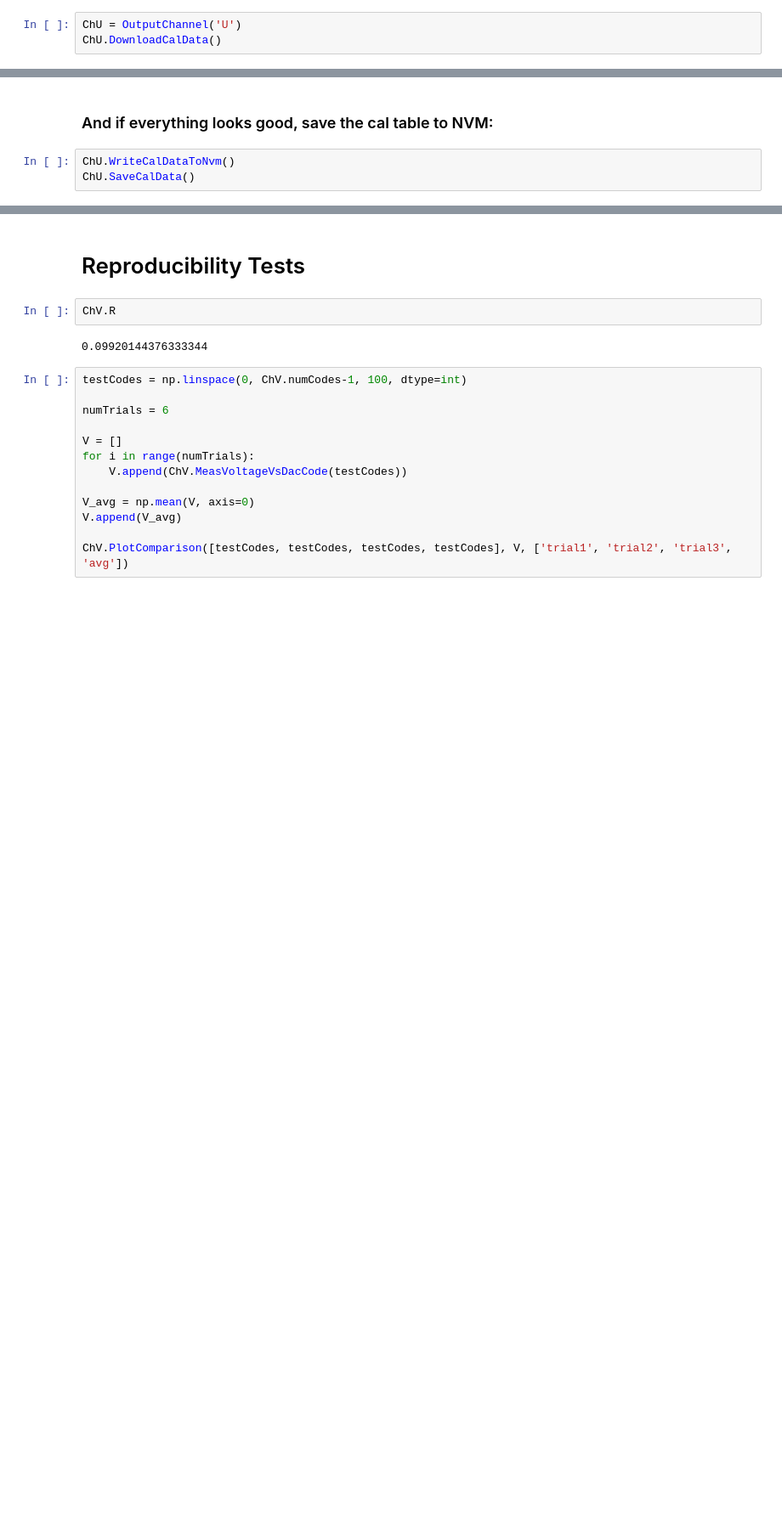
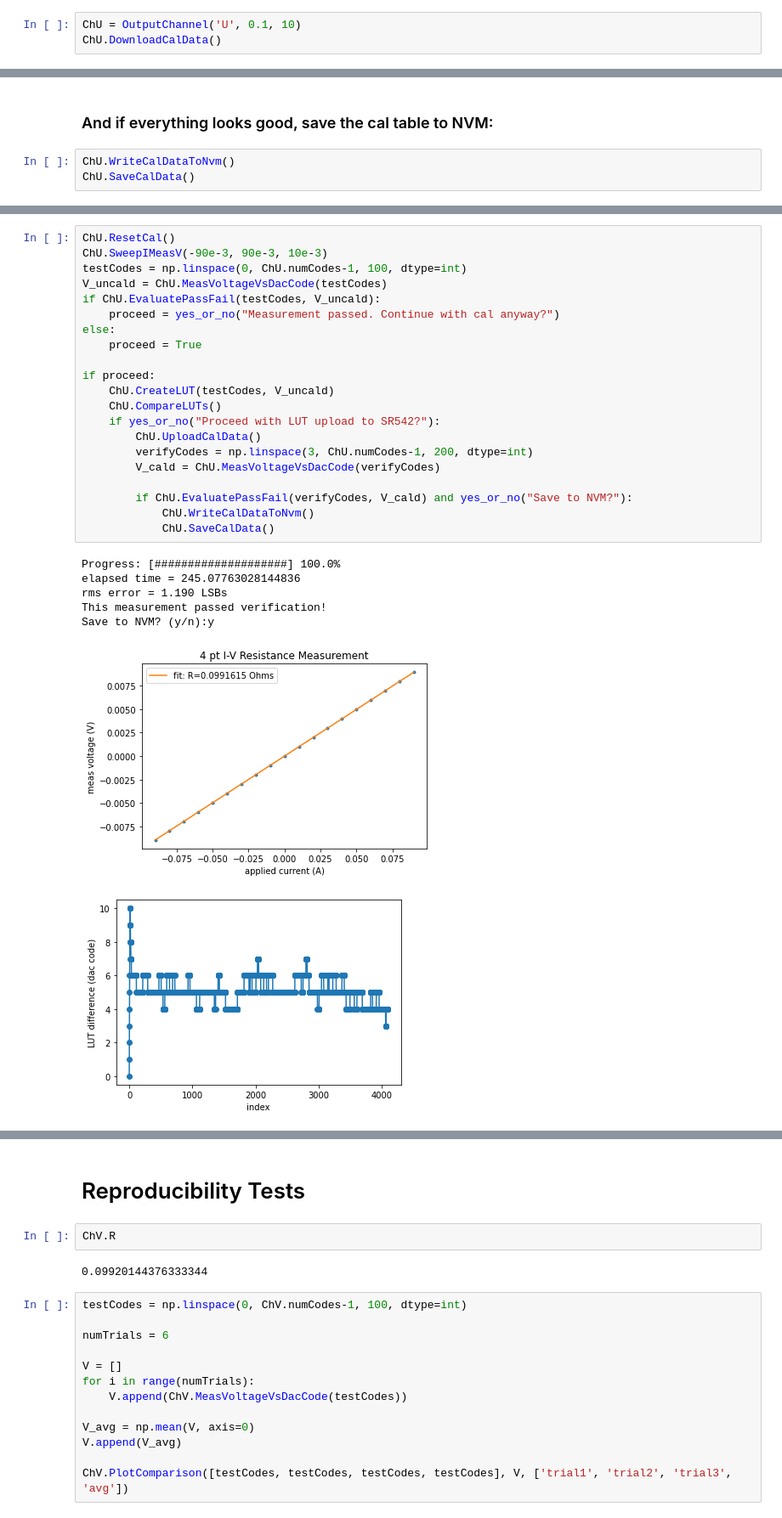
Before and after one commit to abergerSRS/SR542_CalSoftware, a Jupyter notebook: current_output_cal.ipynb, the cells around one changed output, grey strips where cells are left out. Shown: that part at 85% size. Drawn from its saved outputs; the diff is of its cells as text; blank space fills up the shorter version.

```diff
--- a/current_output_cal.ipynb
+++ b/current_output_cal.ipynb
@@ -457,7 +487,7 @@ ChV.SaveCalData()
 # %% [markdown]
 # Channel U Calibration
 # %%
-ChU = OutputChannel('U')
+ChU = OutputChannel('U', 0.1, 10)
 ChU.DownloadCalData()
 # %% [output]
 This channel has an existing non-trivial saved calibration
@@ -533,0 +570,29 @@ ChU.SaveCalData()
+# %%
+ChU.ResetCal()
+ChU.SweepIMeasV(-90e-3, 90e-3, 10e-3)
+testCodes = np.linspace(0, ChU.numCodes-1, 100, dtype=int)
+V_uncald = ChU.MeasVoltageVsDacCode(testCodes)
+if ChU.EvaluatePassFail(testCodes, V_uncald):
+    proceed = yes_or_no("Measurement passed. Continue with cal anyway?")
+else:
+    proceed = True
+
+if proceed:
+    ChU.CreateLUT(testCodes, V_uncald)
+    ChU.CompareLUTs()
+    if yes_or_no("Proceed with LUT upload to SR542?"):
+        ChU.UploadCalData()
+        verifyCodes = np.linspace(3, ChU.numCodes-1, 200, dtype=int)
+        V_cald = ChU.MeasVoltageVsDacCode(verifyCodes)
+
+        if ChU.EvaluatePassFail(verifyCodes, V_cald) and yes_or_no("Save to NVM?"):
+            ChU.WriteCalDataToNvm()
+            ChU.SaveCalData()
+# %% [output]
+Progress: [####################] 100.0%
+elapsed time = 245.07763028144836
+rms error = 1.190 LSBs
+This measurement passed verification!
+Save to NVM? (y/n):y
+[figure, added]
+[figure, added]
```
Also changed, not shown: parts of 12 cells of this notebook.
